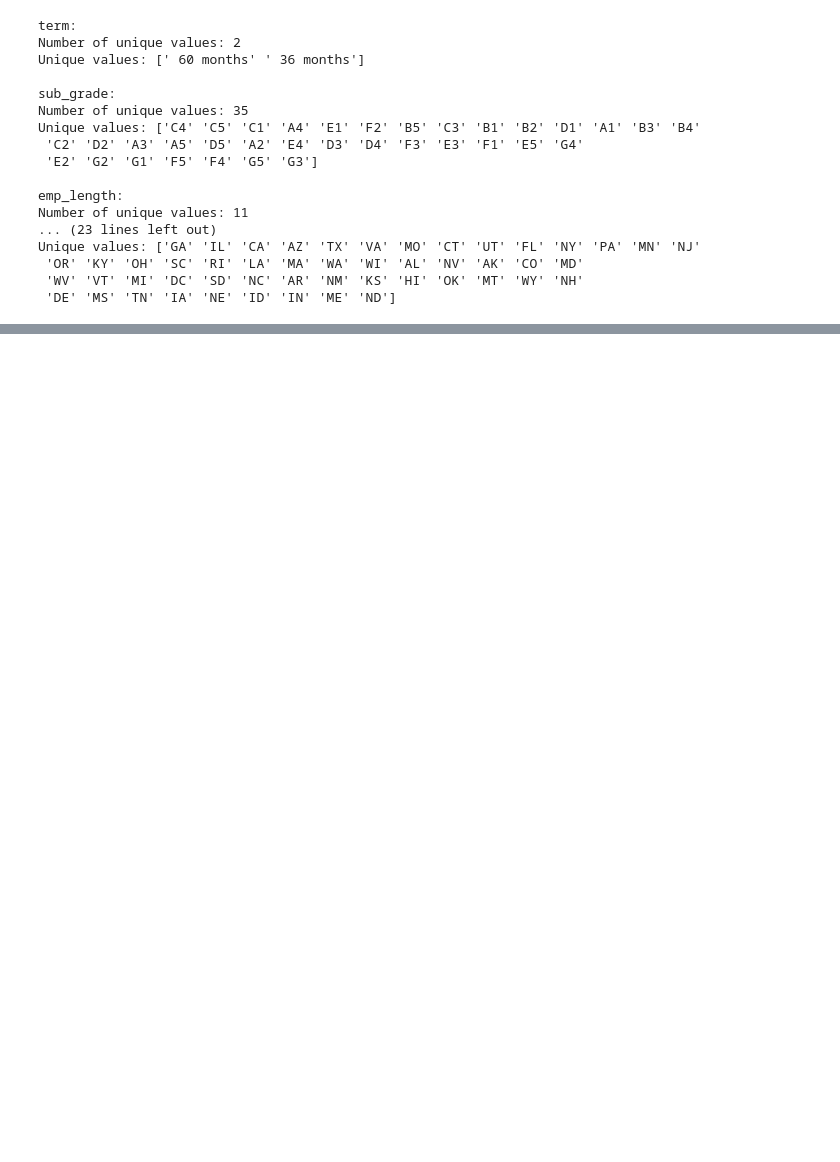
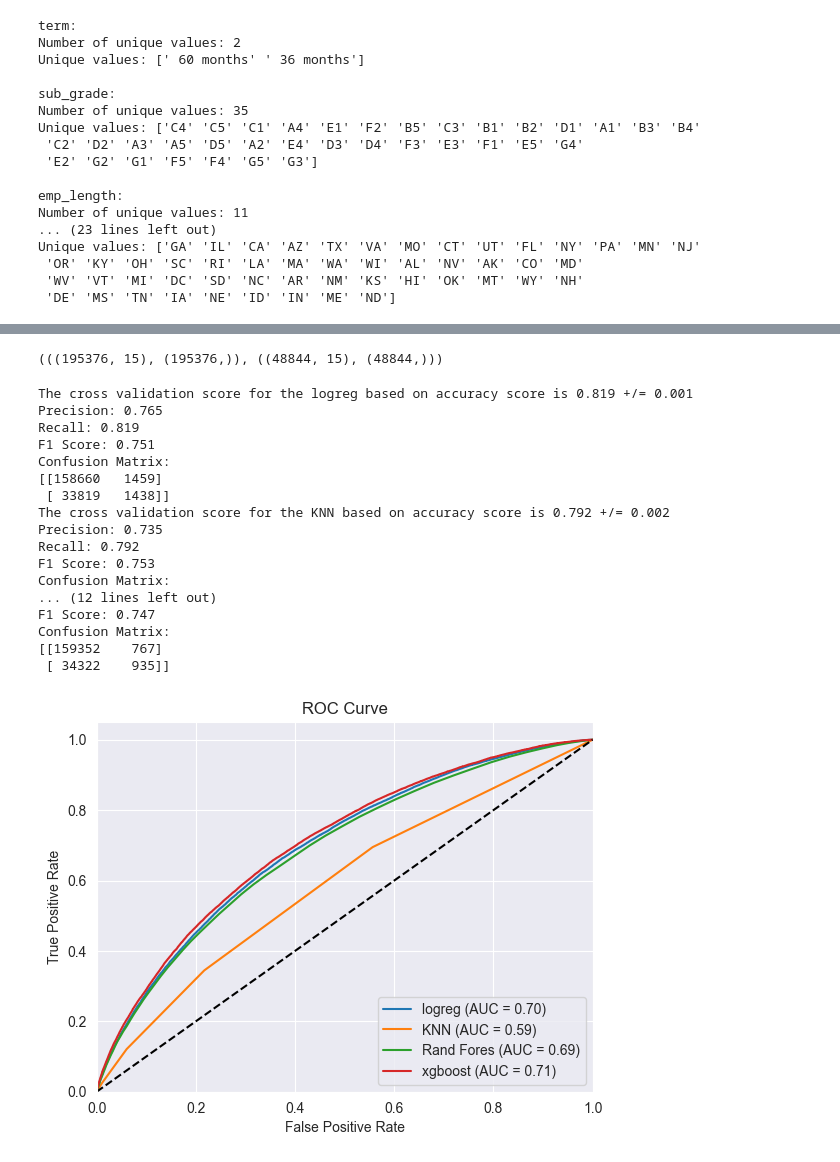
Before and after one commit to MenAtwork-FMP/Credit_Risk-Riesgo_Crediticio, a Jupyter notebook: notebooks/risk.ipynb, the cells around one changed output, grey strips where cells are left out. Cells and saved outputs as stored; diff of their text form; code cells hidden in the pictures; blank space fills up the shorter version.

```diff
--- a/notebooks/risk.ipynb
+++ b/notebooks/risk.ipynb
@@ -353,0 +474,7 @@ plt.show()
+# %%
+## Combine both pipelines into a single one defining which columns to process
+
+data_processing_pipeline = ColumnTransformer([
+    ('numerical processing',numerical_pipeline,numericalcolumns),
+    ('categorical processing',categorical_pipeline,categoricalcolumns)
+], remainder='passthrough')
@@ -353,0 +501,73 @@ plt.show()
+# %%
+## Splitting the data into independent and dependent features
+
+Xfeatures = df.drop(columns=['loan_status'],axis=1)
+ylabel = df['loan_status']
+# %%
+## Splitting the data into train and test data
+
+from sklearn.model_selection import train_test_split
+train_X, test_X, train_y, test_y = train_test_split(Xfeatures,ylabel,test_size=0.2,random_state=1)
+
+(train_X.shape, train_y.shape), (test_X.shape, test_y.shape)
+# %% [output]
+(((195376, 15), (195376,)), ((48844, 15), (48844,)))
+# %%
+## Checking the cross validation score for each of the above algorithms
+
+# pipelines = [logreg_pipeline, knn_pipeline, randomforest_pipeline, xgboost_pipeline, svm_pipeline, tree_pipeline, gaussina_pipeline]
+# classifiers = ['logreg', 'KNN', 'Rand Fores', 'xgboost', 'SVM', 'Decision Tree', 'Gaussian']
+
+pipelines = [logreg_pipeline, knn_pipeline, randomforest_pipeline, xgboost_pipeline]
+classifiers = ['logreg', 'KNN', 'Rand Fores', 'xgboost']
+
+skf = StratifiedKFold(n_splits=10,shuffle=True,random_state=1)
+
+for i in range(len(pipelines)):
+    cv_score = cross_val_score(pipelines[i],train_X,train_y,scoring='accuracy', cv=skf)
+    print(f"The cross validation score for the {classifiers[i]} based on accuracy score is {np.round(cv_score.mean(),3)} +/= {np.round(cv_score.std(),3)}")
+
+    y_pred = cross_val_predict(pipelines[i], train_X, train_y, cv=skf)
+    conf_matrix = confusion_matrix(train_y, y_pred)
+    precision = precision_score(train_y, y_pred, average='weighted')
+    recall = recall_score(train_y, y_pred, average='weighted')
+    f1 = f1_score(train_y, y_pred, average='weighted')
+
+    print(f"Precision: {precision:.3f}")
+    print(f"Recall: {recall:.3f}")
+    print(f"F1 Score: {f1:.3f}")
+
+    print(f"Confusion Matrix:\n{conf_matrix}")
+
+    y_probas = cross_val_predict(pipelines[i], train_X, train_y, cv=skf, method='predict_proba')
+    fpr, tpr, thresholds = roc_curve(train_y, y_probas[:, 1])
+    roc_auc = auc(fpr, tpr)
+    plt.plot(fpr, tpr, label=f'{classifiers[i]} (AUC = {roc_auc:.2f})')
+
+plt.plot([0, 1], [0, 1], 'k--')
+plt.xlim([0.0, 1.0])
+plt.ylim([0.0, 1.05])
+plt.xlabel('False Positive Rate')
+plt.ylabel('True Positive Rate')
+plt.title('ROC Curve')
+plt.legend(loc='lower right')
+plt.show()
+# %% [output]
+The cross validation score for the logreg based on accuracy score is 0.819 +/= 0.001
+Precision: 0.765
+Recall: 0.819
+F1 Score: 0.751
+Confusion Matrix:
+[[158660   1459]
+ [ 33819   1438]]
+The cross validation score for the KNN based on accuracy score is 0.792 +/= 0.002
+Precision: 0.735
+Recall: 0.792
+F1 Score: 0.753
+Confusion Matrix:
+... (12 lines left out)
+F1 Score: 0.747
+Confusion Matrix:
+[[159352    767]
+ [ 34322    935]]
+[figure, added]
```
Also changed, not shown: parts of 22 cells of this notebook.
